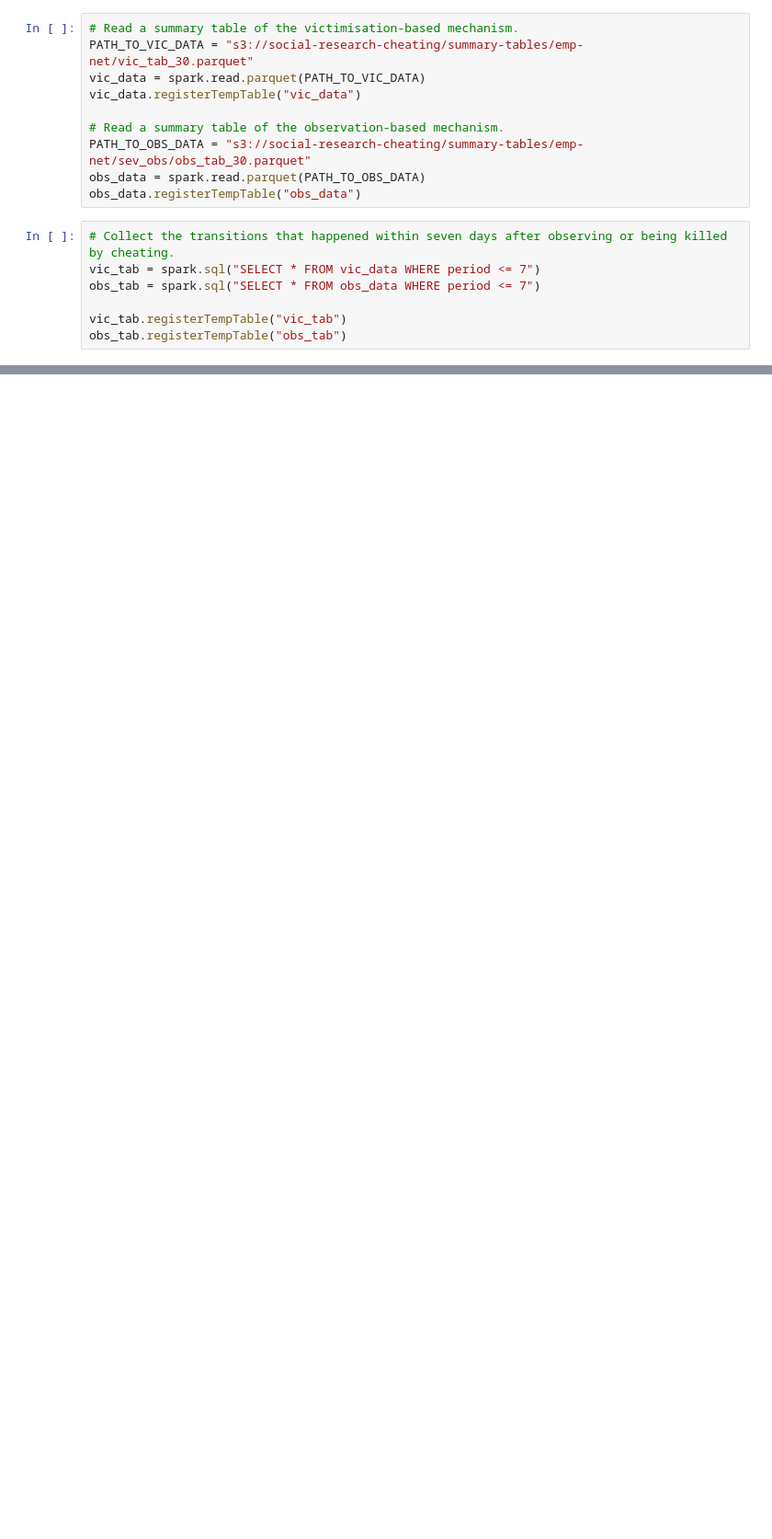
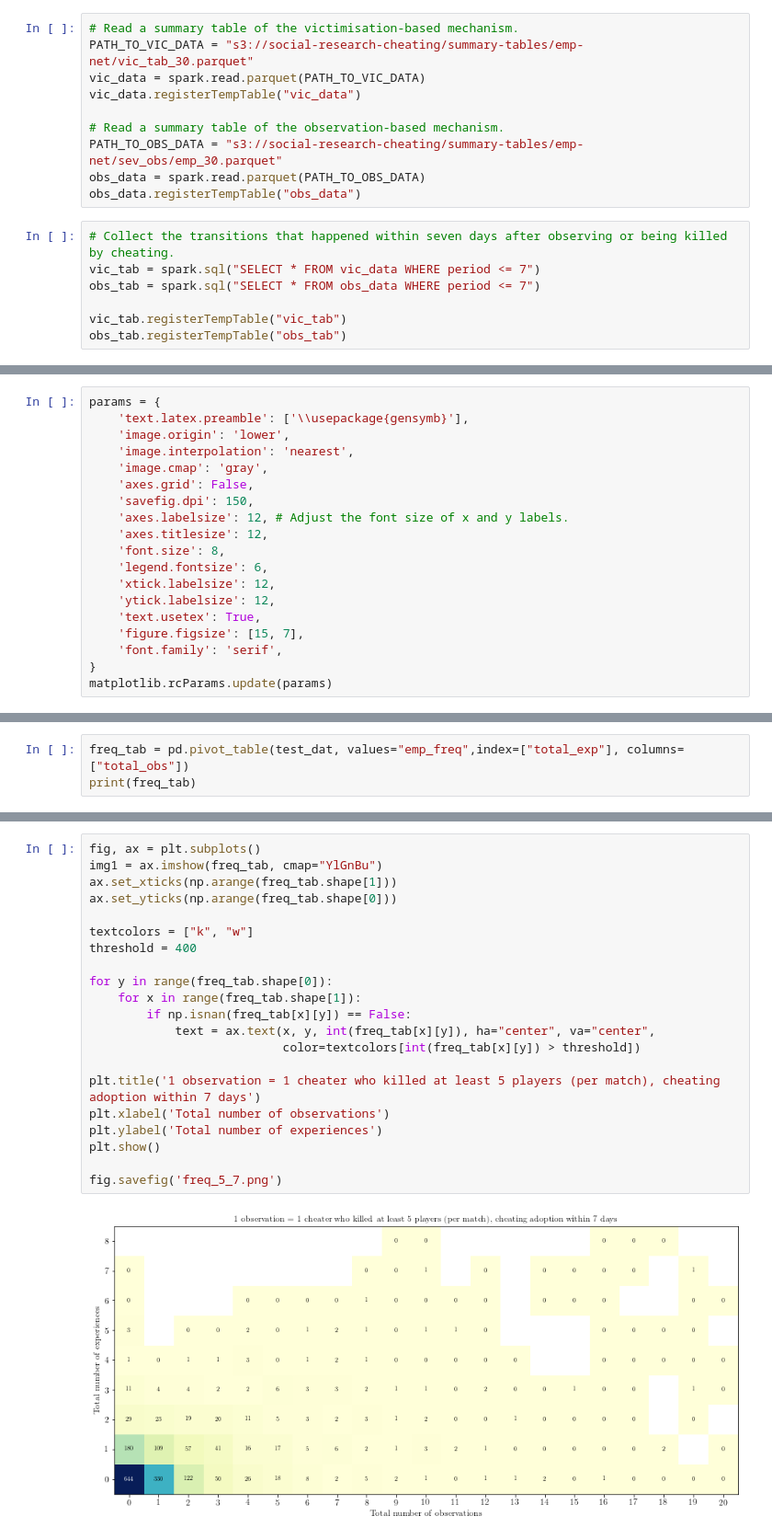
Before and after one commit to social-research/cheating, a Jupyter notebook: 06-combine-two-mechanisms.ipynb, the cells around one changed output, grey strips where cells are left out. Shown: that part at 92% size. Saved outputs shown, nothing was run; the diff lists cells and outputs as text; blank space fills up the shorter version.

```diff
--- a/06-combine-two-mechanisms.ipynb
+++ b/06-combine-two-mechanisms.ipynb
@@ -21,7 +19,7 @@ vic_data = spark.read.parquet(PATH_TO_VIC_DATA)
 vic_data.registerTempTable("vic_data")
 
 # Read a summary table of the observation-based mechanism.
-PATH_TO_OBS_DATA = "s3://social-research-cheating/summary-tables/emp-net/sev_obs/obs_tab_30.parquet"
+PATH_TO_OBS_DATA = "s3://social-research-cheating/summary-tables/emp-net/sev_obs/emp_30.parquet"
 obs_data = spark.read.parquet(PATH_TO_OBS_DATA)
 obs_data.registerTempTable("obs_data")
 # %%
@@ -557,0 +222,19 @@ plt.show()
+# %%
+params = {
+    'text.latex.preamble': ['\\usepackage{gensymb}'],
+    'image.origin': 'lower',
+    'image.interpolation': 'nearest',
+    'image.cmap': 'gray',
+    'axes.grid': False,
+    'savefig.dpi': 150,
+    'axes.labelsize': 12, # Adjust the font size of x and y labels.
+    'axes.titlesize': 12,
+    'font.size': 8,
+    'legend.fontsize': 6,
+    'xtick.labelsize': 12,
+    'ytick.labelsize': 12,
+    'text.usetex': True,
+    'figure.figsize': [15, 7],
+    'font.family': 'serif',
+}
+matplotlib.rcParams.update(params)
@@ -557,0 +327,3 @@ plt.show()
+# %%
+freq_tab = pd.pivot_table(test_dat, values="emp_freq",index=["total_exp"], columns=["total_obs"])
+print(freq_tab)
@@ -557,0 +348,23 @@ plt.show()
+# %%
+fig, ax = plt.subplots()
+img1 = ax.imshow(freq_tab, cmap="YlGnBu")
+ax.set_xticks(np.arange(freq_tab.shape[1]))
+ax.set_yticks(np.arange(freq_tab.shape[0]))
+
+textcolors = ["k", "w"]
+threshold = 400
+
+for y in range(freq_tab.shape[0]):
+    for x in range(freq_tab.shape[1]):
+        if np.isnan(freq_tab[x][y]) == False:
+            text = ax.text(x, y, int(freq_tab[x][y]), ha="center", va="center",
+                           color=textcolors[int(freq_tab[x][y]) > threshold])
+
+plt.title('1 observation = 1 cheater who killed at least 5 players (per match), cheating adoption within 7 days')
+plt.xlabel('Total number of observations')
+plt.ylabel('Total number of experiences')
+plt.show()
+
+fig.savefig('freq_5_7.png')
+# %% [output]
+[figure, added]
```
Also changed, not shown: parts of 59 cells of this notebook, 33 other files.
